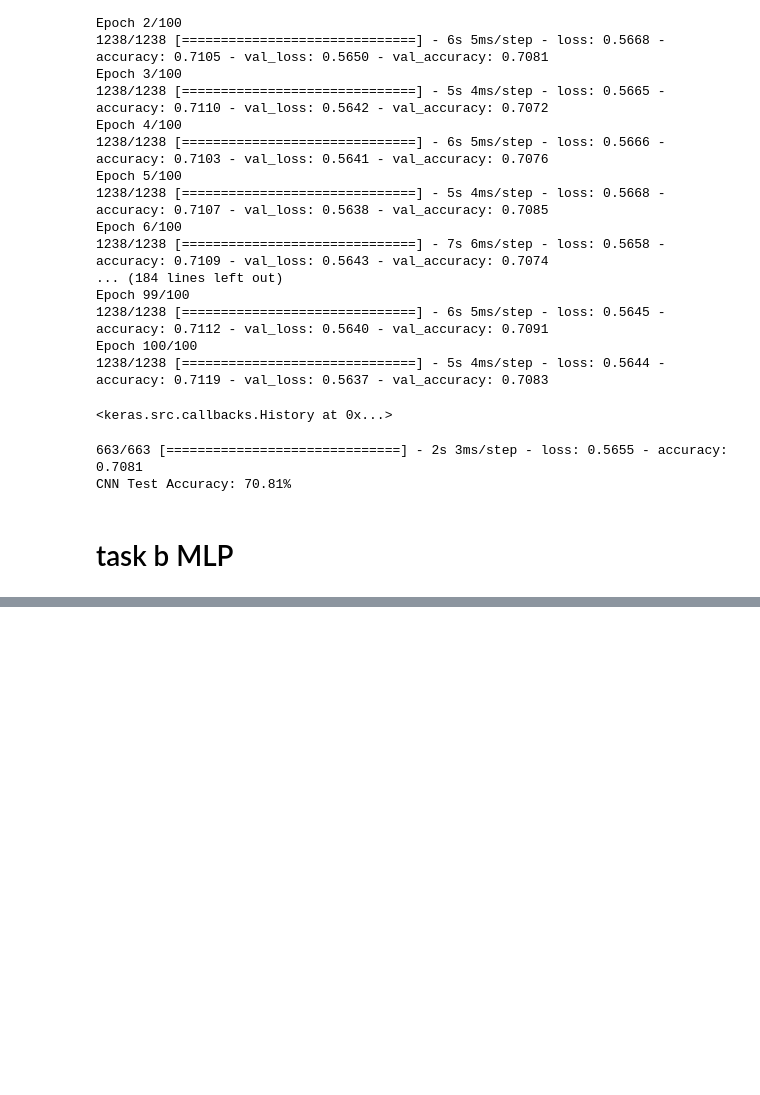
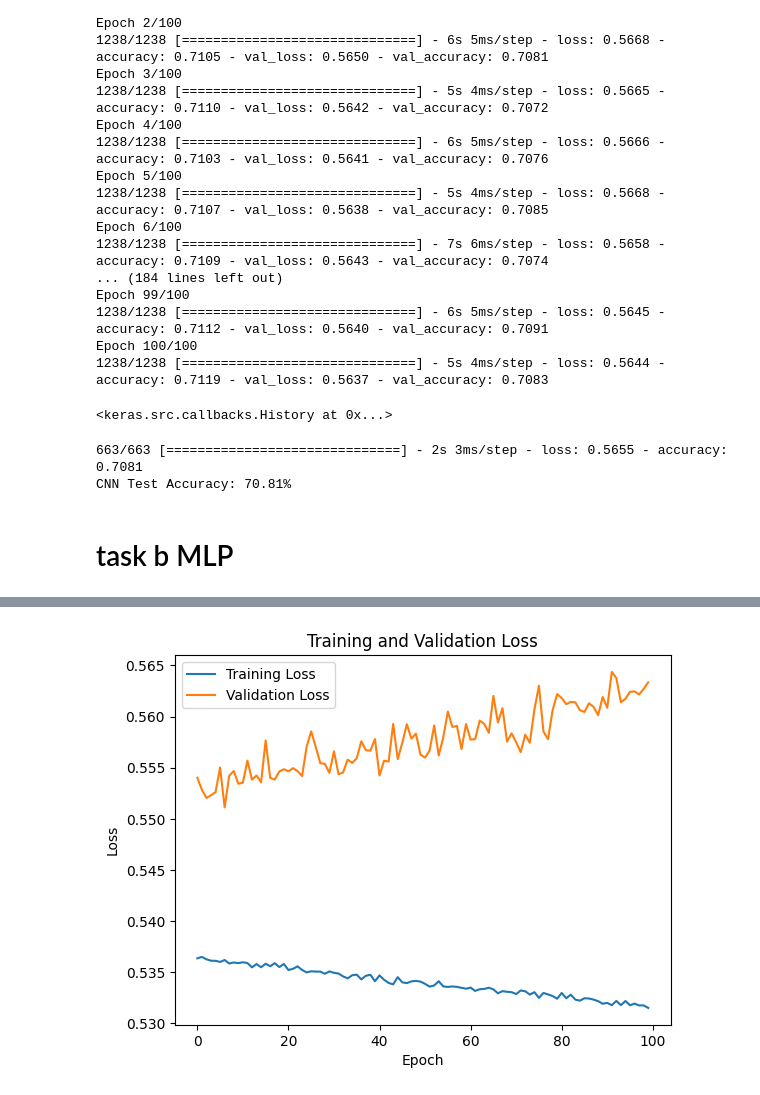
Before and after one commit to Adnan525/sc_a1, a Jupyter notebook: task2.ipynb, the cells around one changed output, grey strips where cells are left out. Cells and saved outputs as stored; diff of their text form; code cells hidden in the pictures; blank space fills up the shorter version.

Commit message:
task 2 loss function's graph added, validation loss needs attention

```diff
--- a/task2.ipynb
+++ b/task2.ipynb
@@ -216,6 +216,6 @@ mlp_model.add(Dense(1, activation='sigmoid'))
 # %%
 mlp_model.compile(loss='binary_crossentropy', optimizer='adam', metrics=['accuracy'])
 # %%
-mlp_model.fit(X_train, y_train, epochs=100, batch_size=32, validation_split=0.2)
+plot_mlp_b = mlp_model.fit(X_train, y_train, epochs=100, batch_size=32, validation_split=0.2)
 # %% [output]
 Epoch 1/100
@@ -246,0 +246,18 @@ MLP Test Accuracy: 72.20%
+# %%
+import matplotlib.pyplot as plt
+
+training_loss = plot_mlp_b.history['loss']
+validation_loss = plot_mlp_b.history['val_loss']
+
+# training loss
+plt.plot(training_loss, label='Training Loss')
+# validation loss
+plt.plot(validation_loss, label='Validation Loss')
+
+plt.xlabel('Epoch')
+plt.ylabel('Loss')
+plt.legend()
+plt.title('Training and Validation Loss')
+plt.show()
+# %% [output]
+[figure, added]
```
Also changed, not shown: parts of 2 cells of this notebook.
